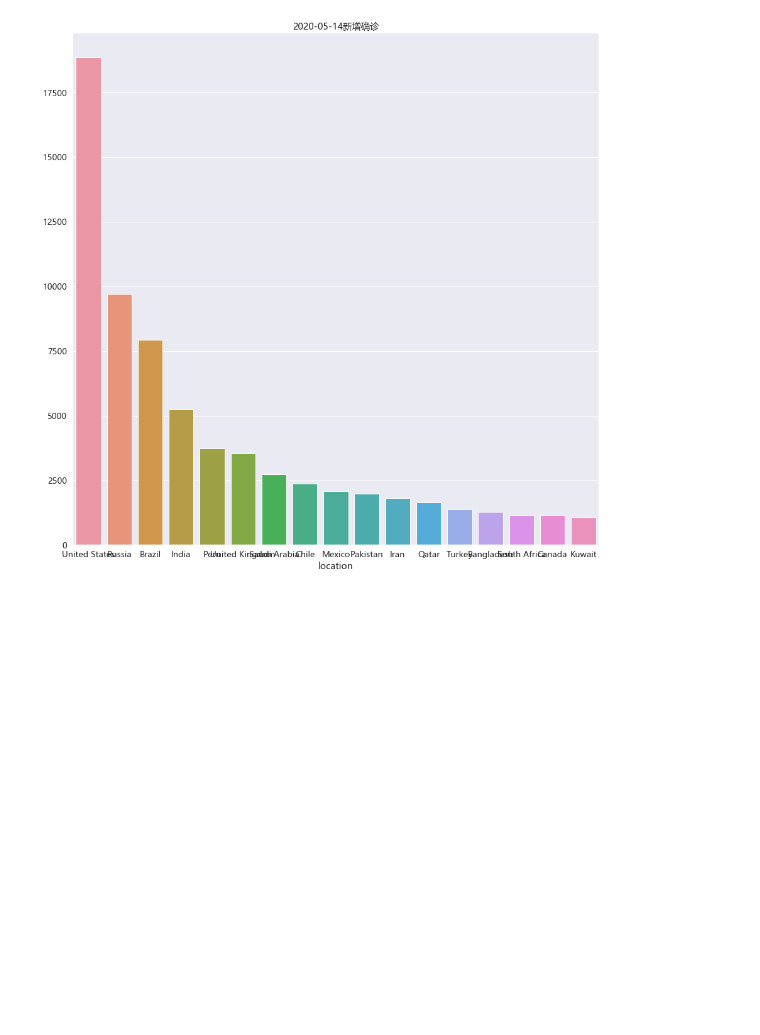
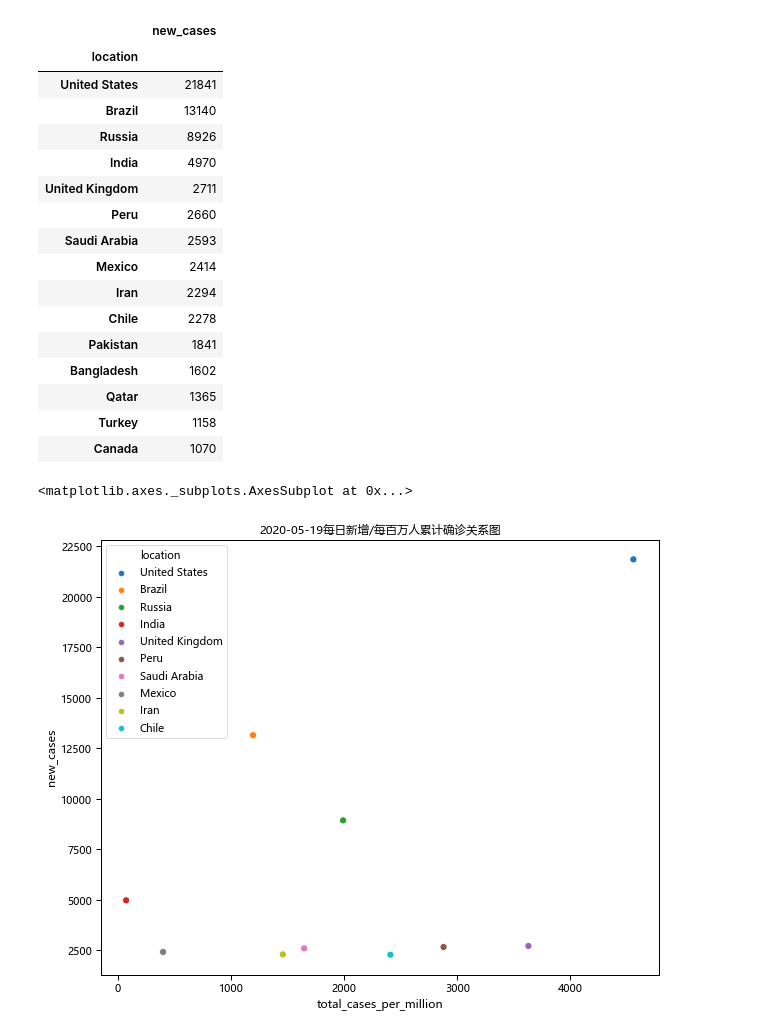
Before and after one commit to shen-yu/data-practice, a Jupyter notebook: covid/trend.ipynb, the cells around one changed output. Saved outputs shown, nothing was run; the diff lists cells and outputs as text; code cells hidden in the pictures; blank space fills up the shorter version.

```diff
--- a/covid/trend.ipynb
+++ b/covid/trend.ipynb
@@ -9,18 +9,53 @@ import seaborn as sns
 matplotlib.rcParams['font.sans-serif']=['Microsoft YaHei']
 matplotlib.rcParams['font.serif']=['Microsoft YaHei']
 
-plt.figure(figsize=(15, 15))
-plt.title(date+'新增确诊')
-date='2020-05-18'
+date='2020-05-19'
 
 # import
 df=pd.read_csv('./owid-covid-data.csv')
+df2=df.copy(deep=True)
 # clean
 df=df.set_index(['date','location']).loc[date,['new_cases']].astype('int').sort_values('new_cases',ascending=False)
-df=df[df['new_cases']>1000].iloc[1:].T
-# plot
-sns.set_context(font_scale=.3)
-sns.barplot(data=df,label="location")
-plt.show()
+df=df[df['new_cases']>1000].iloc[1:]
+df
 # %% [output]
-[figure, removed]
+|  | new_cases |
+| location |  |
+| United States | 21841 |
+| Brazil | 13140 |
+| Russia | 8926 |
+| India | 4970 |
+| United Kingdom | 2711 |
+| Peru | 2660 |
+| Saudi Arabia | 2593 |
+| Mexico | 2414 |
+| Iran | 2294 |
+| Chile | 2278 |
+| Pakistan | 1841 |
+| Bangladesh | 1602 |
+| Qatar | 1365 |
+| Turkey | 1158 |
+| Canada | 1070 |
+# %%
+
+
+date1='2020-05-18'
+date2='2020-05-19'
+
+df2=df2.set_index(['date','location']).loc[[date2],['new_cases','total_cases_per_million']]
+
+
+
+df2=df2.reset_index().set_index('location').drop(['date'],axis=1)
+df2=df2.dropna().astype('int').sort_values('new_cases',ascending=False)
+df2=pd.concat([df2.iloc[1:11]])
+#['new_cases']].unstack()
+plt.figure(figsize=(10,8))
+plt.title(date2+'每日新增/每百万人累计确诊关系图')
+sns.scatterplot(x=df2['total_cases_per_million'], y=df2['new_cases'],s=50, hue=df2.index)
+
+# df2['change']=df2[date2]-df2[date1]
+# df2.dropna().astype('int').sort_values('change',ascending=False).iloc[:-1]
+# %% [output]
+<matplotlib.axes._subplots.AxesSubplot at 0x...>
+[figure, added]
```
Also changed, not shown: parts of 1 cell of this notebook, 1 other file.
